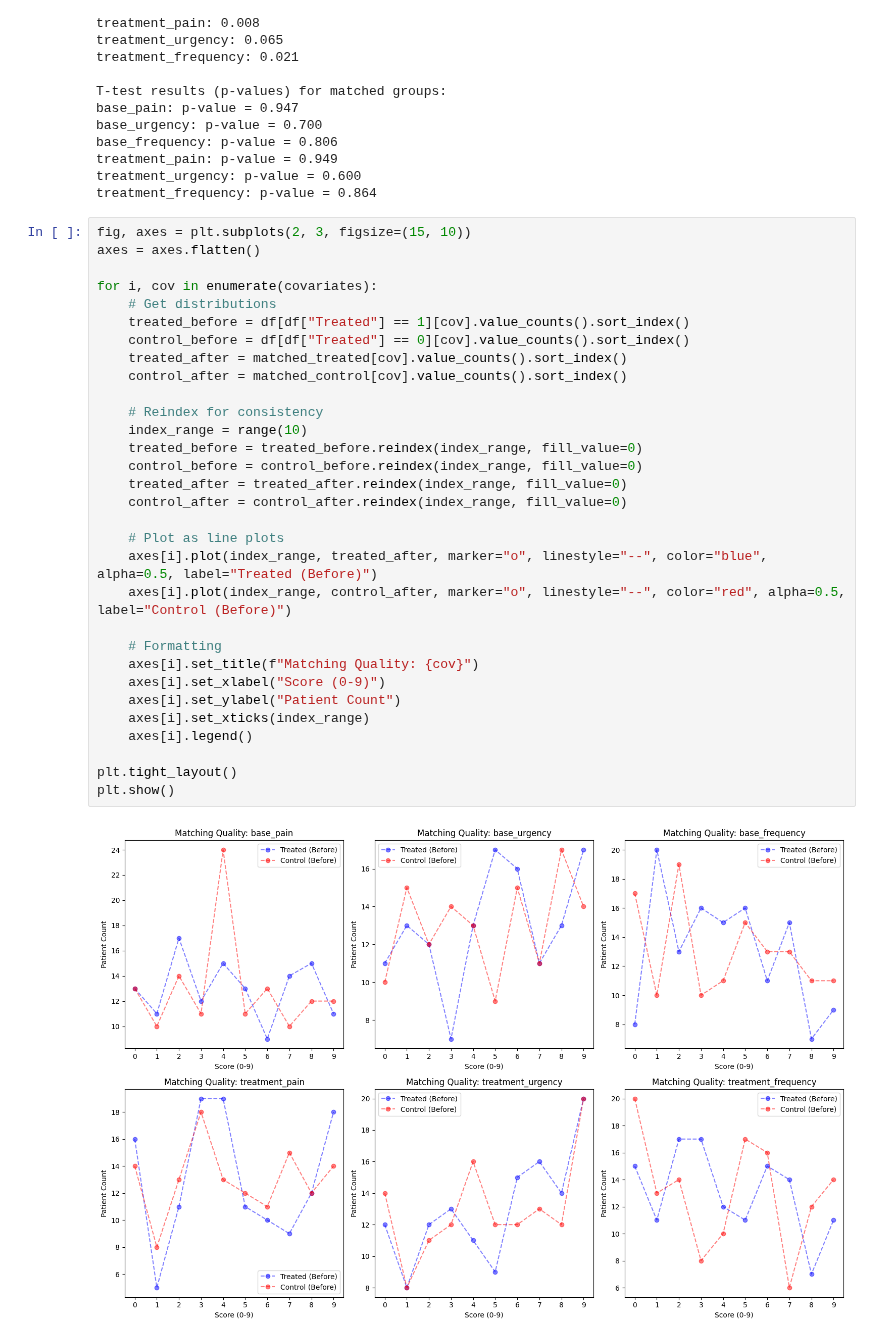
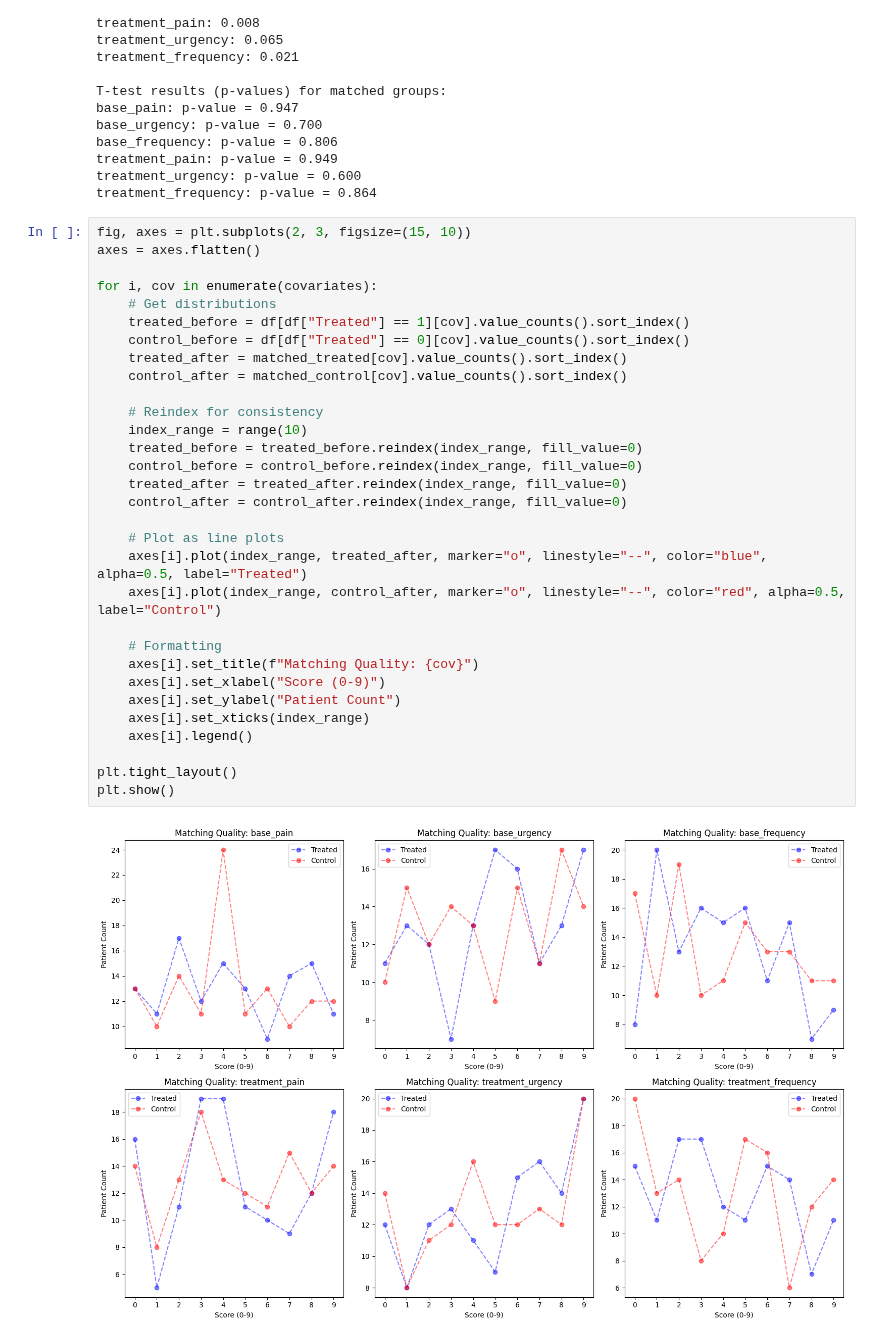
Before and after one commit to rieljasperapos/Assignment_1_Data_Analytics, a Jupyter notebook: balanced-risk-set-matching.ipynb, the cells around one changed output. Cells and saved outputs as stored; diff of their text form.

Commit message:
modified line plot legends

```diff
--- a/balanced-risk-set-matching.ipynb
+++ b/balanced-risk-set-matching.ipynb
@@ -245,33 +245,33 @@ treatment_frequency: p-value = 0.864
 # %%
 fig, axes = plt.subplots(2, 3, figsize=(15, 10))
 axes = axes.flatten()
 
 for i, cov in enumerate(covariates):
     # Get distributions
     treated_before = df[df["Treated"] == 1][cov].value_counts().sort_index()
     control_before = df[df["Treated"] == 0][cov].value_counts().sort_index()
     treated_after = matched_treated[cov].value_counts().sort_index()
     control_after = matched_control[cov].value_counts().sort_index()
 
     # Reindex for consistency
     index_range = range(10)
     treated_before = treated_before.reindex(index_range, fill_value=0)
     control_before = control_before.reindex(index_range, fill_value=0)
     treated_after = treated_after.reindex(index_range, fill_value=0)
     control_after = control_after.reindex(index_range, fill_value=0)
 
     # Plot as line plots
-    axes[i].plot(index_range, treated_after, marker="o", linestyle="--", color="blue", alpha=0.5, label="Treated (Before)")
-    axes[i].plot(index_range, control_after, marker="o", linestyle="--", color="red", alpha=0.5, label="Control (Before)")
+    axes[i].plot(index_range, treated_after, marker="o", linestyle="--", color="blue", alpha=0.5, label="Treated")
+    axes[i].plot(index_range, control_after, marker="o", linestyle="--", color="red", alpha=0.5, label="Control")
 
     # Formatting
     axes[i].set_title(f"Matching Quality: {cov}")
     axes[i].set_xlabel("Score (0-9)")
     axes[i].set_ylabel("Patient Count")
     axes[i].set_xticks(index_range)
     axes[i].legend()
 
 plt.tight_layout()
 plt.show()
 # %% [output]
-[figure, old version]
+[figure, new version]
```
